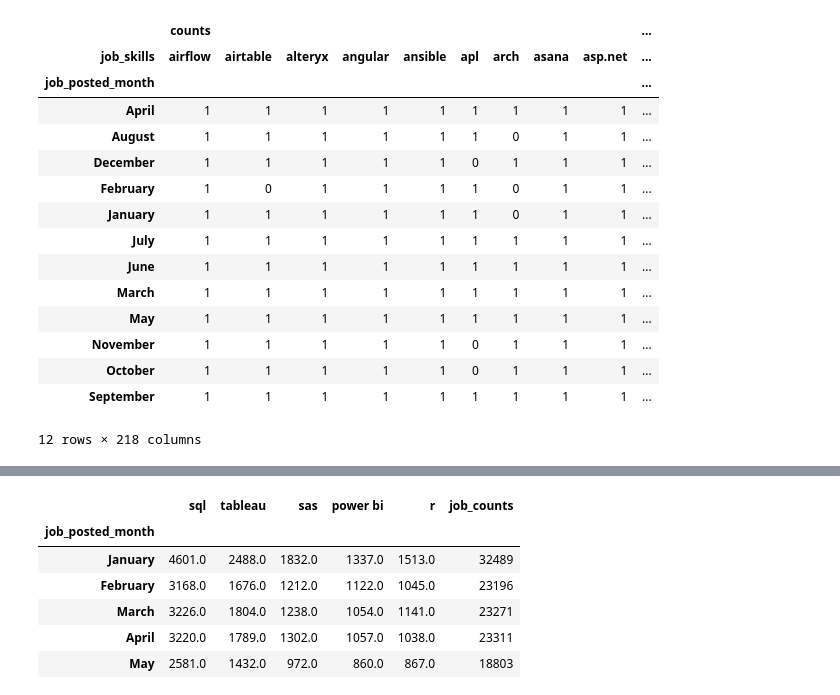
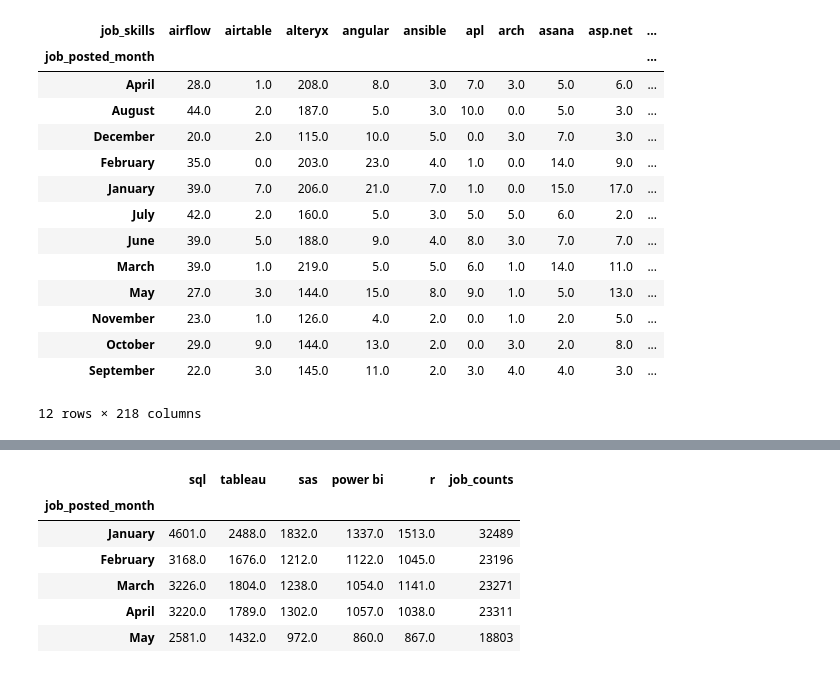
Before and after one commit to EslamSayed-jpg/Job-Skills, a Jupyter notebook: Skill_Trends.ipynb, the cells around one changed output, grey strips where cells are left out. Cells and saved outputs as stored; diff of their text form; code cells hidden in the pictures.

```diff
--- a/Skill_Trends.ipynb
+++ b/Skill_Trends.ipynb
@@ -19,29 +19,24 @@ df_DA_US = df[(df['job_title_short'] == 'Data Analyst') & (df['job_country'] ==
 df_DA_US = df_DA_US.explode("job_skills")
 # %%
 df_DA_US['job_posted_month'] = df_DA_US['job_posted_date'].dt.month_name()
-# %%
-df_plot = df_DA_US.groupby(['job_posted_month', 'job_skills']).size().reset_index(name='counts')
-# %%
-df_plot.sort_values(by=['job_posted_month', 'counts'], ascending=[True, False], inplace=True)
 # %%
-df_pivot = df_plot.pivot_table(index='job_posted_month', columns='job_skills', aggfunc='count', fill_value=0)
+df_pivot = df_plot.pivot_table(index='job_posted_month', columns='job_skills', values='counts', fill_value=0)
 df_pivot
 # %% [output]
-|  | counts |  |  |  |  |  |  |  |  | ... |
 | job_skills | airflow | airtable | alteryx | angular | ansible | apl | arch | asana | asp.net | ... |
 | job_posted_month |  |  |  |  |  |  |  |  |  | ... |
-| April | 1 | 1 | 1 | 1 | 1 | 1 | 1 | 1 | 1 | ... |
-| August | 1 | 1 | 1 | 1 | 1 | 1 | 0 | 1 | 1 | ... |
-| December | 1 | 1 | 1 | 1 | 1 | 0 | 1 | 1 | 1 | ... |
-| February | 1 | 0 | 1 | 1 | 1 | 1 | 0 | 1 | 1 | ... |
-| January | 1 | 1 | 1 | 1 | 1 | 1 | 0 | 1 | 1 | ... |
-| July | 1 | 1 | 1 | 1 | 1 | 1 | 1 | 1 | 1 | ... |
-| June | 1 | 1 | 1 | 1 | 1 | 1 | 1 | 1 | 1 | ... |
-| March | 1 | 1 | 1 | 1 | 1 | 1 | 1 | 1 | 1 | ... |
-| May | 1 | 1 | 1 | 1 | 1 | 1 | 1 | 1 | 1 | ... |
-| November | 1 | 1 | 1 | 1 | 1 | 0 | 1 | 1 | 1 | ... |
-| October | 1 | 1 | 1 | 1 | 1 | 0 | 1 | 1 | 1 | ... |
-| September | 1 | 1 | 1 | 1 | 1 | 1 | 1 | 1 | 1 | ... |
+| April | 28.0 | 1.0 | 208.0 | 8.0 | 3.0 | 7.0 | 3.0 | 5.0 | 6.0 | ... |
+| August | 44.0 | 2.0 | 187.0 | 5.0 | 3.0 | 10.0 | 0.0 | 5.0 | 3.0 | ... |
+| December | 20.0 | 2.0 | 115.0 | 10.0 | 5.0 | 0.0 | 3.0 | 7.0 | 3.0 | ... |
+| February | 35.0 | 0.0 | 203.0 | 23.0 | 4.0 | 1.0 | 0.0 | 14.0 | 9.0 | ... |
+| January | 39.0 | 7.0 | 206.0 | 21.0 | 7.0 | 1.0 | 0.0 | 15.0 | 17.0 | ... |
+| July | 42.0 | 2.0 | 160.0 | 5.0 | 3.0 | 5.0 | 5.0 | 6.0 | 2.0 | ... |
+| June | 39.0 | 5.0 | 188.0 | 9.0 | 4.0 | 8.0 | 3.0 | 7.0 | 7.0 | ... |
+| March | 39.0 | 1.0 | 219.0 | 5.0 | 5.0 | 6.0 | 1.0 | 14.0 | 11.0 | ... |
+| May | 27.0 | 3.0 | 144.0 | 15.0 | 8.0 | 9.0 | 1.0 | 5.0 | 13.0 | ... |
+| November | 23.0 | 1.0 | 126.0 | 4.0 | 2.0 | 0.0 | 1.0 | 2.0 | 5.0 | ... |
+| October | 29.0 | 9.0 | 144.0 | 13.0 | 2.0 | 0.0 | 3.0 | 2.0 | 8.0 | ... |
+| September | 22.0 | 3.0 | 145.0 | 11.0 | 2.0 | 3.0 | 4.0 | 4.0 | 3.0 | ... |
 12 rows × 218 columns
 # %%
 import calendar
```
Also changed, not shown: parts of 6 cells of this notebook.
